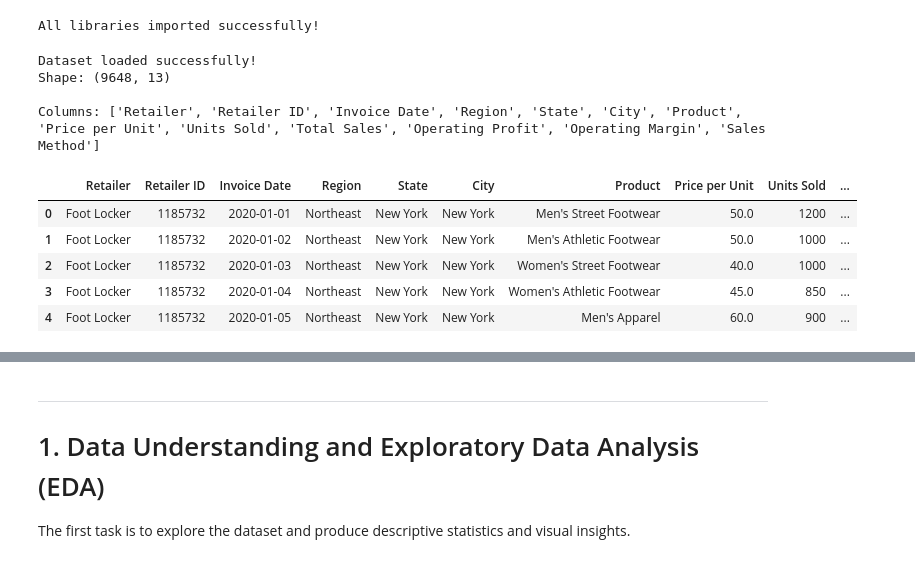
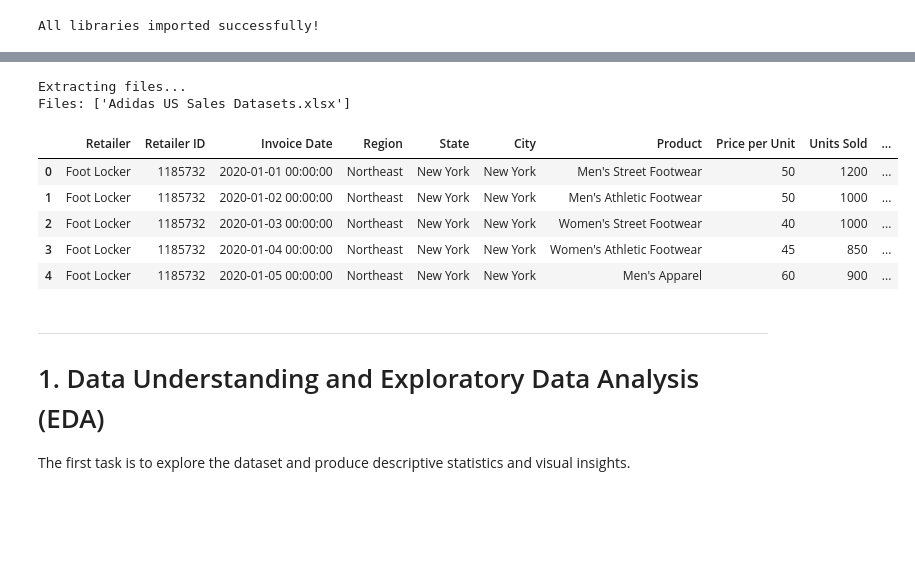
Before and after one commit to moongoldpk/Adidas-US-Sales-Dataset-Analysis, a Jupyter notebook: Adidas_US_Sales_Dataset_Analysis.ipynb, the cells around one changed output, grey strips where cells are left out. Cells and saved outputs as stored; diff of their text form; code cells hidden in the pictures; blank space fills up the shorter version.

```diff
--- a/Adidas_US_Sales_Dataset_Analysis.ipynb
+++ b/Adidas_US_Sales_Dataset_Analysis.ipynb
@@ -25,25 +26,32 @@ plt.rcParams['font.size'] = 11
 print('All libraries imported successfully!')
 # %% [output]
 All libraries imported successfully!
-# %%
-# Load the dataset (skip first 4 rows which contain title/blank rows)
-df_raw = pd.read_excel('/content/Adidas US Sales Datasets.xlsx', sheet_name='Data Sales Adidas', header=4)
-
-# Drop unnamed first column
-df_raw = df_raw.loc[:, ~df_raw.columns.str.startswith('Unnamed')]
-
-print('Dataset loaded successfully!')
-print(f'Shape: {df_raw.shape}')
-print(f'\nColumns: {list(df_raw.columns)}')
-df_raw.head()
-# %% [output]
-Dataset loaded successfully!
-Shape: (9648, 13)
-
-Columns: ['Retailer', 'Retailer ID', 'Invoice Date', 'Region', 'State', 'City', 'Product', 'Price per Unit', 'Units Sold', 'Total Sales', 'Operating Profit', 'Operating Margin', 'Sales Method']
-|  | Retailer | Retailer ID | Invoice Date | Region | State | City | Product | Price per Unit | Units Sold | ... |
-| 0 | Foot Locker | 1185732 | 2020-01-01 | Northeast | New York | New York | Men's Street Footwear | 50.0 | 1200 | ... |
-| 1 | Foot Locker | 1185732 | 2020-01-02 | Northeast | New York | New York | Men's Athletic Footwear | 50.0 | 1000 | ... |
-| 2 | Foot Locker | 1185732 | 2020-01-03 | Northeast | New York | New York | Women's Street Footwear | 40.0 | 1000 | ... |
-| 3 | Foot Locker | 1185732 | 2020-01-04 | Northeast | New York | New York | Women's Athletic Footwear | 45.0 | 850 | ... |
-| 4 | Foot Locker | 1185732 | 2020-01-05 | Northeast | New York | New York | Men's Apparel | 60.0 | 900 | ... |
+# %%
+import kagglehub
+import pandas as pd
+import os
+
+path = kagglehub.dataset_download("heemalichaudhari/adidas-sales-dataset")
+# Look for the file (likely an Excel file)
+files = os.listdir(path)
+print("Files:", files)
+file_path = os.path.join(path, files[0])  # assume first file
+
+# Load the Excel file, using row 3 (0-indexed) as a potential header start
+df = pd.read_excel(file_path, header=3)
+
+# The actual column names are in the first row of the loaded DataFrame (index 0)
+# Explicitly convert to string and strip, and remove name to avoid MultiIndex issues
+new_columns = df.iloc[0].astype(str).str.strip()
+new_columns.name = None # Ensure the index doesn't have a name that could cause issues
+df.columns = new_columns
+df = df.iloc[1:].reset_index(drop=True) # Drop the redundant header row from the data
+
+# Re-strip any whitespace from column names, ensuring they are simple strings
+df.columns = df.columns.astype(str).str.strip()
+
+# Drop any columns that are entirely empty (e.g., the original 'Unnamed: 0' if it contained NaN)
+df = df.dropna(axis=1, how='all')
+
+df.head()
+# %% [output]
@@ -50,3 +59,11 @@ Columns: ['Retailer', 'Retailer ID', 'Invoice Date', 'Region', 'State', 'City',
+Extracting files...
+Files: ['Adidas US Sales Datasets.xlsx']
+|  | Retailer | Retailer ID | Invoice Date | Region | State | City | Product | Price per Unit | Units Sold | ... |
+| 0 | Foot Locker | 1185732 | 2020-01-01 00:00:00 | Northeast | New York | New York | Men's Street Footwear | 50 | 1200 | ... |
+| 1 | Foot Locker | 1185732 | 2020-01-02 00:00:00 | Northeast | New York | New York | Men's Athletic Footwear | 50 | 1000 | ... |
+| 2 | Foot Locker | 1185732 | 2020-01-03 00:00:00 | Northeast | New York | New York | Women's Street Footwear | 40 | 1000 | ... |
+| 3 | Foot Locker | 1185732 | 2020-01-04 00:00:00 | Northeast | New York | New York | Women's Athletic Footwear | 45 | 850 | ... |
+| 4 | Foot Locker | 1185732 | 2020-01-05 00:00:00 | Northeast | New York | New York | Men's Apparel | 60 | 900 | ... |
 # %% [markdown]
 ---
 # 1. Data Understanding and Exploratory Data Analysis (EDA)
```
Also changed, not shown: parts of 6 cells of this notebook.
